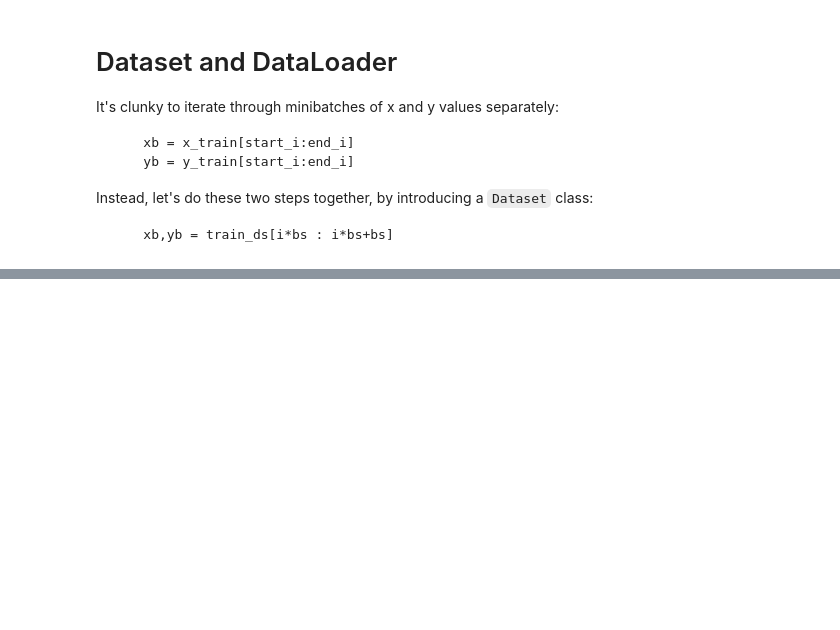
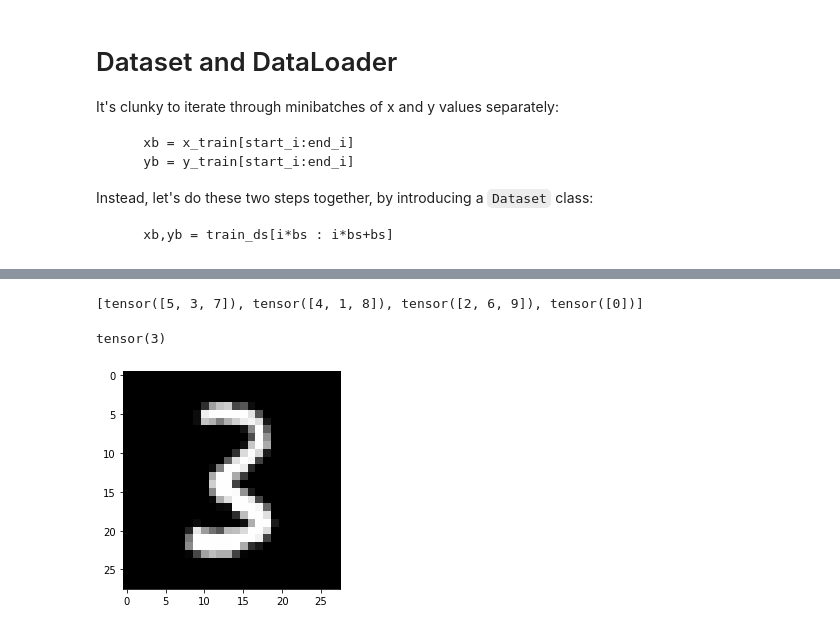
Before and after one commit to briannaflynn/DL-PyTorch-Notes, a Jupyter notebook: How-to-train-your-model.ipynb, the cells around one changed output, grey strips where cells are left out. Saved outputs shown, nothing was run; the diff lists cells and outputs as text; code cells hidden in the pictures; blank space fills up the shorter version.

```diff
--- a/How-to-train-your-model.ipynb
+++ b/How-to-train-your-model.ipynb
@@ -570,0 +671,32 @@ class Dataset():
+# %%
+s = Sampler(small_ds, 3, True)
+# %%
+[o for o in s]
+# %% [output]
+[tensor([5, 3, 7]), tensor([4, 1, 8]), tensor([2, 6, 9]), tensor([0])]
+# %%
+def collate(b):
+    xs,ys = zip(*b)
+    return torch.stack(xs),torch.stack(ys)
+# could change this if you want to add padding, etc
+class DataLoader():
+    def __init__(self, ds, sampler, collate_fn=collate):
+        self.ds,self.sampler,self.collate_fn = ds,sampler,collate_fn
+    # pass dataloader sampler, looping through with yield avoids memory issues
+    # grab indexes and ds at index, gives list of tensors, collate them into a single pair of tensors
+    # collate grabs x and y and glues them together on a new axis
+    def __iter__(self):
+        for s in self.sampler: yield self.collate_fn([self.ds[i] for i in s])
+# %%
+train_samp = Sampler(train_ds, bs, shuffle=True)
+valid_samp = Sampler(valid_ds, bs, shuffle=False)
+# %%
+train_dl = DataLoader(train_ds, sampler=train_samp, collate_fn=collate)
+valid_dl = DataLoader(valid_ds, sampler=valid_samp, collate_fn=collate)
+# %%
+xb,yb = next(iter(valid_dl))
+plt.imshow(xb[0].view(28,28))
+yb[0]
+# %% [output]
+tensor(3)
+[figure, added]
```
Also changed, not shown: parts of 82 cells of this notebook, 1 other file.
